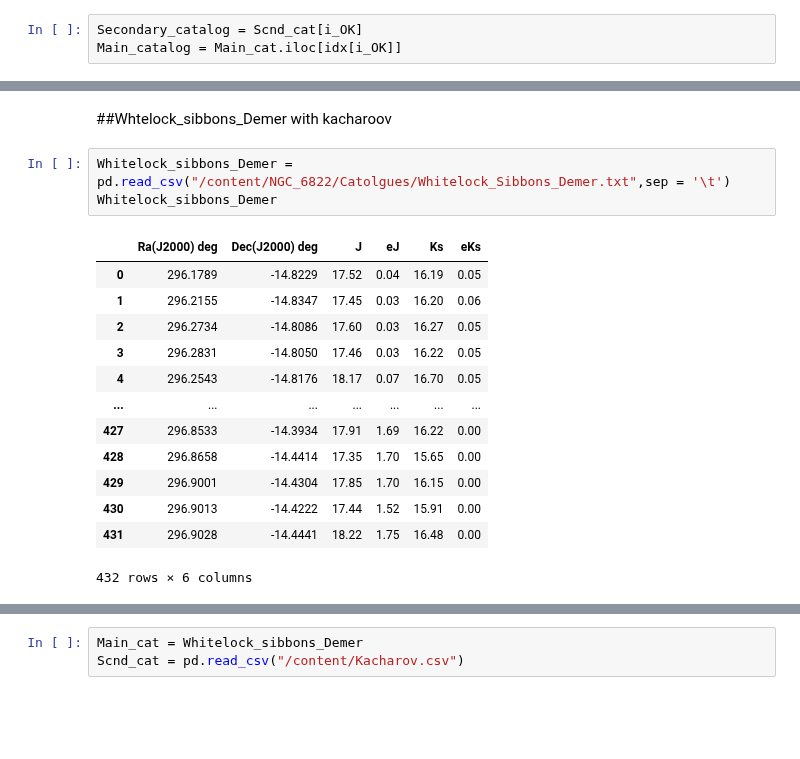
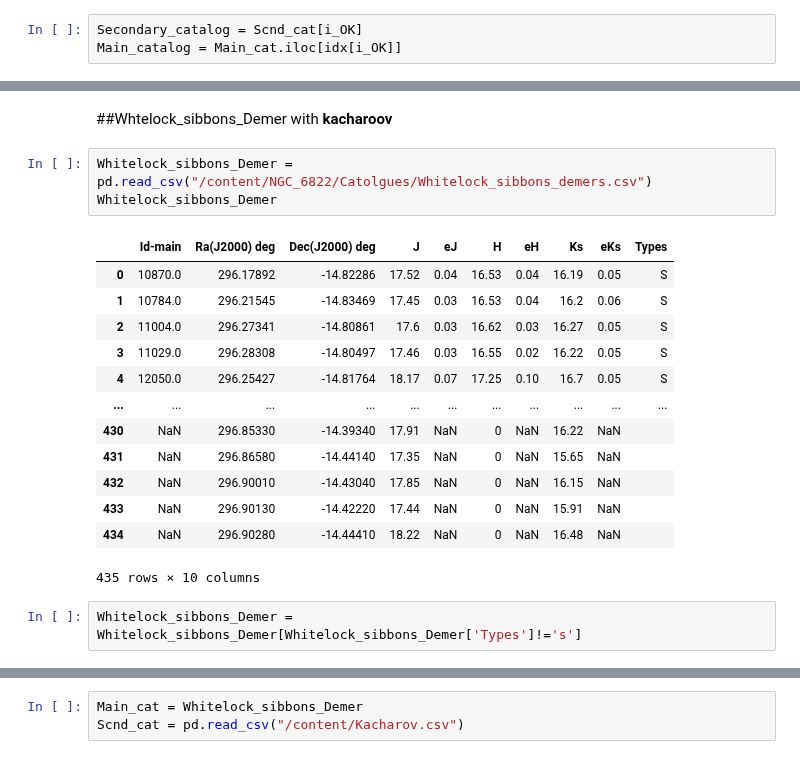
Before and after one commit to Mahdi-Abdollahii/NGC_6822, a Jupyter notebook: X_Match/NGC6822_X_Match.ipynb, the cells around one changed output, grey strips where cells are left out. Cells and saved outputs as stored; diff of their text form; blank space fills up the shorter version.

```diff
--- a/X_Match/NGC6822_X_Match.ipynb
+++ b/X_Match/NGC6822_X_Match.ipynb
@@ -328,19 +294,21 @@ X_data
 # %% [markdown]
-##Whtelock_sibbons_Demer with kacharoov
+##Whtelock_sibbons_Demer with **kacharoov**
 # %%
-Whitelock_sibbons_Demer = pd.read_csv("/content/NGC_6822/Catolgues/Whitelock_Sibbons_Demer.txt",sep = '\t')
+Whitelock_sibbons_Demer = pd.read_csv("/content/NGC_6822/Catolgues/Whitelock_sibbons_demers.csv")
 Whitelock_sibbons_Demer
 # %% [output]
-|  | Ra(J2000) deg | Dec(J2000) deg | J | eJ | Ks | eKs |
-| 0 | 296.1789 | -14.8229 | 17.52 | 0.04 | 16.19 | 0.05 |
-| 1 | 296.2155 | -14.8347 | 17.45 | 0.03 | 16.20 | 0.06 |
-| 2 | 296.2734 | -14.8086 | 17.60 | 0.03 | 16.27 | 0.05 |
-| 3 | 296.2831 | -14.8050 | 17.46 | 0.03 | 16.22 | 0.05 |
-| 4 | 296.2543 | -14.8176 | 18.17 | 0.07 | 16.70 | 0.05 |
-| ... | ... | ... | ... | ... | ... | ... |
-| 427 | 296.8533 | -14.3934 | 17.91 | 1.69 | 16.22 | 0.00 |
-| 428 | 296.8658 | -14.4414 | 17.35 | 1.70 | 15.65 | 0.00 |
-| 429 | 296.9001 | -14.4304 | 17.85 | 1.70 | 16.15 | 0.00 |
-| 430 | 296.9013 | -14.4222 | 17.44 | 1.52 | 15.91 | 0.00 |
-| 431 | 296.9028 | -14.4441 | 18.22 | 1.75 | 16.48 | 0.00 |
+|  | Id-main | Ra(J2000) deg | Dec(J2000) deg | J | eJ | H | eH | Ks | eKs | Types |
+| 0 | 10870.0 | 296.17892 | -14.82286 | 17.52 | 0.04 | 16.53 | 0.04 | 16.19 | 0.05 | S |
+| 1 | 10784.0 | 296.21545 | -14.83469 | 17.45 | 0.03 | 16.53 | 0.04 | 16.2 | 0.06 | S |
+| 2 | 11004.0 | 296.27341 | -14.80861 | 17.6 | 0.03 | 16.62 | 0.03 | 16.27 | 0.05 | S |
+| 3 | 11029.0 | 296.28308 | -14.80497 | 17.46 | 0.03 | 16.55 | 0.02 | 16.22 | 0.05 | S |
+| 4 | 12050.0 | 296.25427 | -14.81764 | 18.17 | 0.07 | 17.25 | 0.10 | 16.7 | 0.05 | S |
+| ... | ... | ... | ... | ... | ... | ... | ... | ... | ... | ... |
+| 430 | NaN | 296.85330 | -14.39340 | 17.91 | NaN | 0 | NaN | 16.22 | NaN |  |
+| 431 | NaN | 296.86580 | -14.44140 | 17.35 | NaN | 0 | NaN | 15.65 | NaN |  |
+| 432 | NaN | 296.90010 | -14.43040 | 17.85 | NaN | 0 | NaN | 16.15 | NaN |  |
+| 433 | NaN | 296.90130 | -14.42220 | 17.44 | NaN | 0 | NaN | 15.91 | NaN |  |
+| 434 | NaN | 296.90280 | -14.44410 | 18.22 | NaN | 0 | NaN | 16.48 | NaN |  |
-432 rows × 6 columns
+435 rows × 10 columns
+# %%
+Whitelock_sibbons_Demer = Whitelock_sibbons_Demer[Whitelock_sibbons_Demer['Types']!='s']
```
Also changed, not shown: parts of 31 cells of this notebook.
